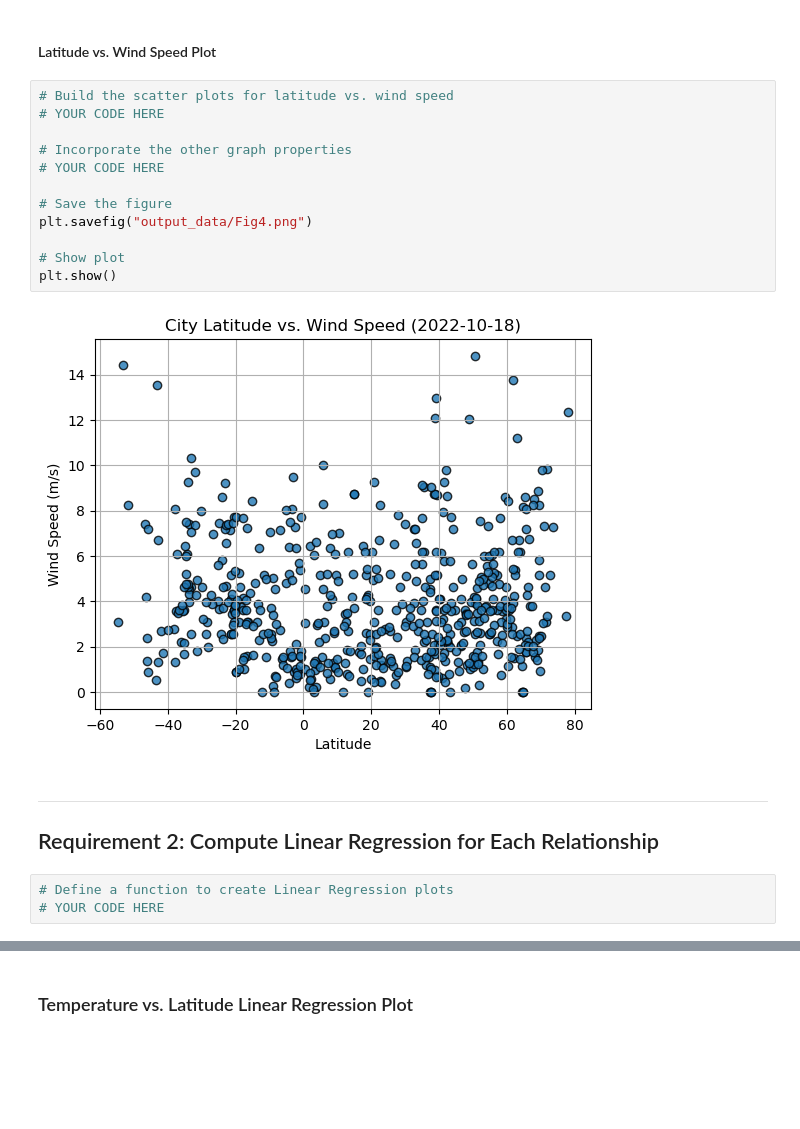
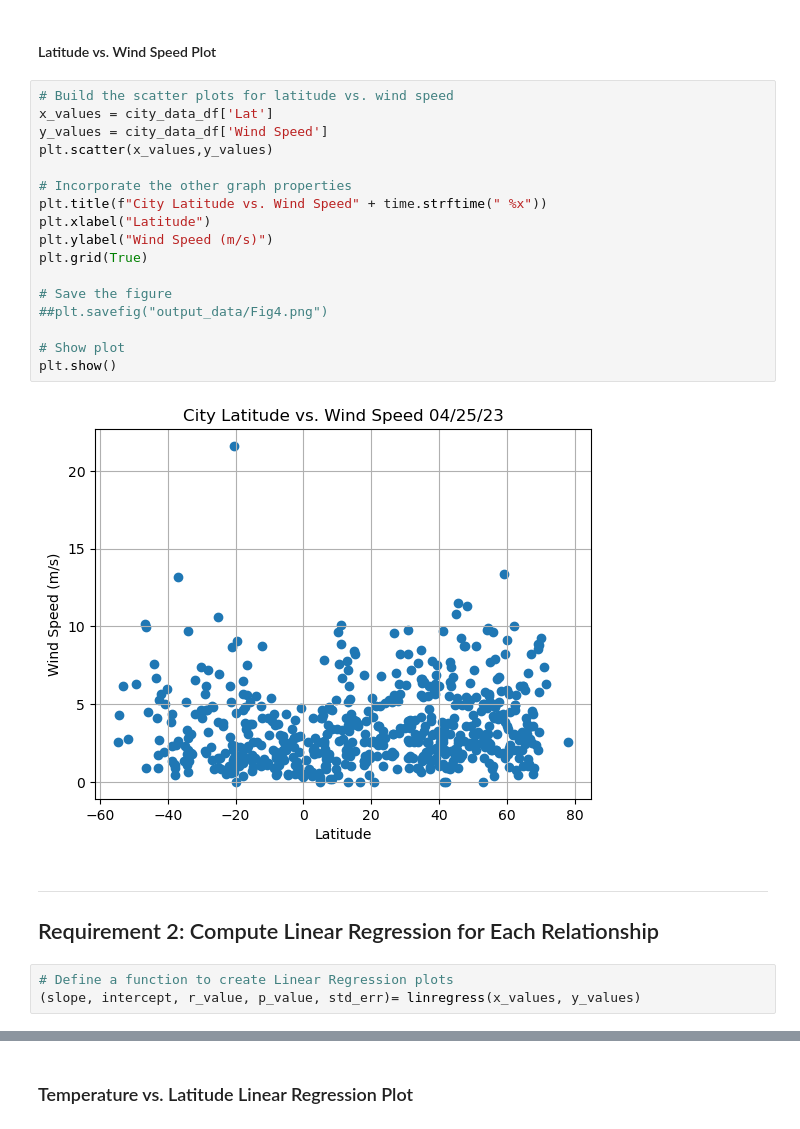
Before and after one commit to flormartinaus/API-Challenge, a Jupyter notebook: starter_code/WeatherPy.ipynb, the cells around one changed output, grey strips where cells are left out. Saved outputs shown, nothing was run; the diff lists cells and outputs as text; blank space fills up the shorter version.

```diff
--- a/starter_code/WeatherPy.ipynb
+++ b/starter_code/WeatherPy.ipynb
@@ -237,24 +255,29 @@ plt.show()
 #### Latitude vs. Wind Speed Plot
 # %%
 # Build the scatter plots for latitude vs. wind speed
-# YOUR CODE HERE
+x_values = city_data_df['Lat']
+y_values = city_data_df['Wind Speed']
+plt.scatter(x_values,y_values)
 
 # Incorporate the other graph properties
-# YOUR CODE HERE
+plt.title(f"City Latitude vs. Wind Speed" + time.strftime(" %x"))
+plt.xlabel("Latitude")
+plt.ylabel("Wind Speed (m/s)")
+plt.grid(True)
 
 # Save the figure
-plt.savefig("output_data/Fig4.png")
+##plt.savefig("output_data/Fig4.png")
 
 # Show plot
 plt.show()
 # %% [output]
-[figure, old version]
+[figure, new version]
 # %% [markdown]
 ---
 
 ## Requirement 2: Compute Linear Regression for Each Relationship
 # %%
 # Define a function to create Linear Regression plots
-# YOUR CODE HERE
+(slope, intercept, r_value, p_value, std_err)= linregress(x_values, y_values)
 # %%
 # Create a DataFrame with the Northern Hemisphere data (Latitude >= 0)
```
Also changed, not shown: parts of 33 cells of this notebook.
